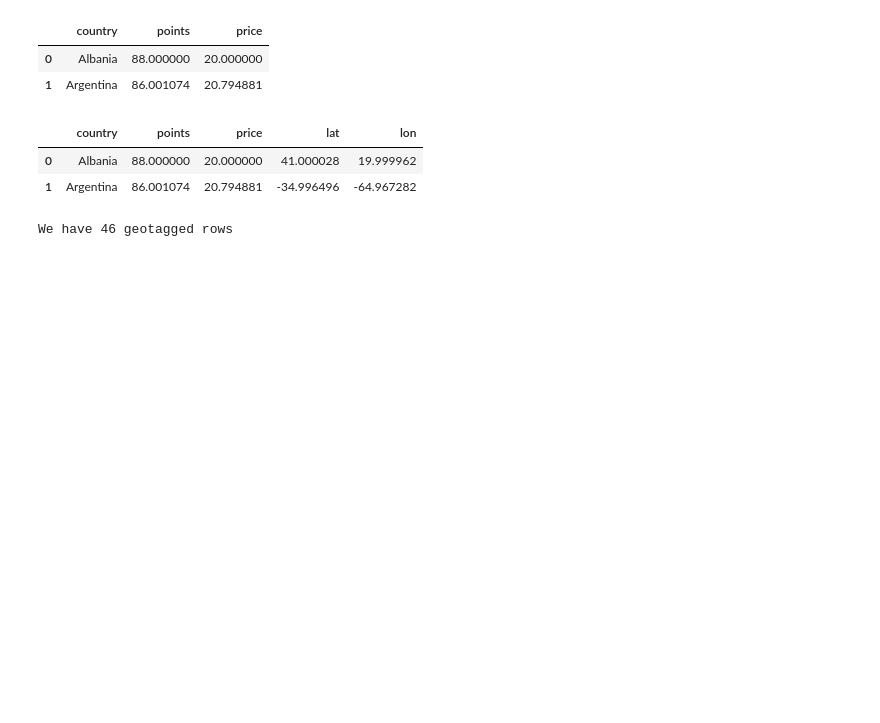
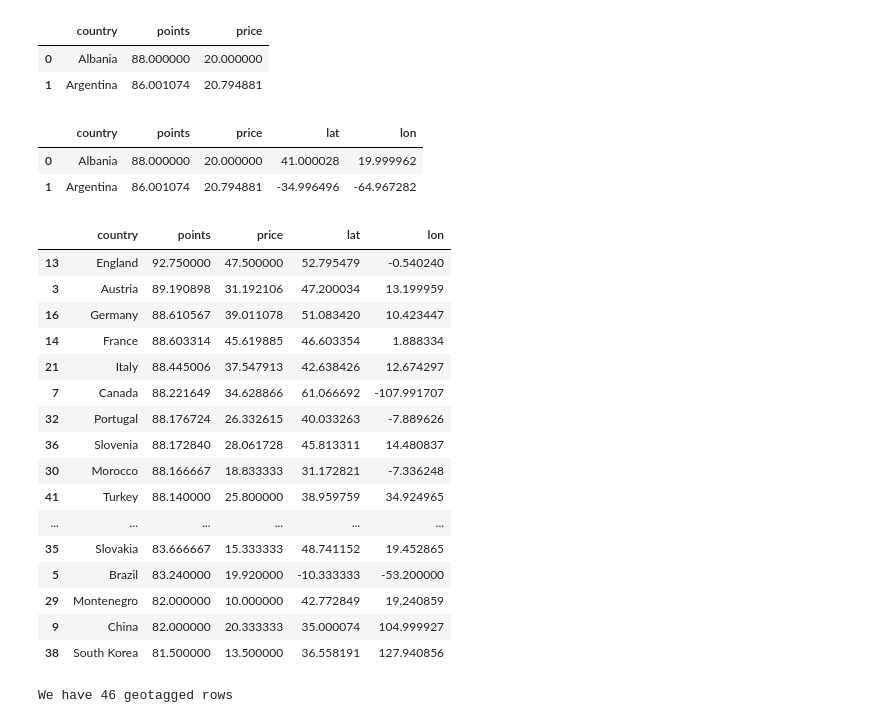
Before and after one commit to ChiqueCode/project_wine_library, a Jupyter notebook: data_engineering.ipynb, the cells around one changed output. Cells and saved outputs as stored; diff of their text form; code cells hidden in the pictures; blank space fills up the shorter version.

Commit message:
🚧 Adding 5 top wine quality countries to the map

```diff
--- a/data_engineering.ipynb
+++ b/data_engineering.ipynb
@@ -224,6 +220,27 @@ map_df.head(2)
 |  | country | points | price | lat | lon |
 | 0 | Albania | 88.000000 | 20.000000 | 41.000028 | 19.999962 |
 | 1 | Argentina | 86.001074 | 20.794881 | -34.996496 | -64.967282 |
+# %%
+# Find the top 5 countries for qualities for the map visualization
+map_df.sort_values(by=['points'], ascending = False)
+# %% [output]
+|  | country | points | price | lat | lon |
+| 13 | England | 92.750000 | 47.500000 | 52.795479 | -0.540240 |
+| 3 | Austria | 89.190898 | 31.192106 | 47.200034 | 13.199959 |
+| 16 | Germany | 88.610567 | 39.011078 | 51.083420 | 10.423447 |
+| 14 | France | 88.603314 | 45.619885 | 46.603354 | 1.888334 |
+| 21 | Italy | 88.445006 | 37.547913 | 42.638426 | 12.674297 |
+| 7 | Canada | 88.221649 | 34.628866 | 61.066692 | -107.991707 |
+| 32 | Portugal | 88.176724 | 26.332615 | 40.033263 | -7.889626 |
+| 36 | Slovenia | 88.172840 | 28.061728 | 45.813311 | 14.480837 |
+| 30 | Morocco | 88.166667 | 18.833333 | 31.172821 | -7.336248 |
+| 41 | Turkey | 88.140000 | 25.800000 | 38.959759 | 34.924965 |
+| ... | ... | ... | ... | ... | ... |
+| 35 | Slovakia | 83.666667 | 15.333333 | 48.741152 | 19.452865 |
+| 5 | Brazil | 83.240000 | 19.920000 | -10.333333 | -53.200000 |
+| 29 | Montenegro | 82.000000 | 10.000000 | 42.772849 | 19.240859 |
+| 9 | China | 82.000000 | 20.333333 | 35.000074 | 104.999927 |
+| 38 | South Korea | 81.500000 | 13.500000 | 36.558191 | 127.940856 |
 # %%
 # drop any rows that lack lat/long data if any
 df_geo = map_df.dropna(subset=['lat', 'lon'], axis=0, inplace=False)
```
Also changed, not shown: parts of 2 cells of this notebook, 7 other files.
